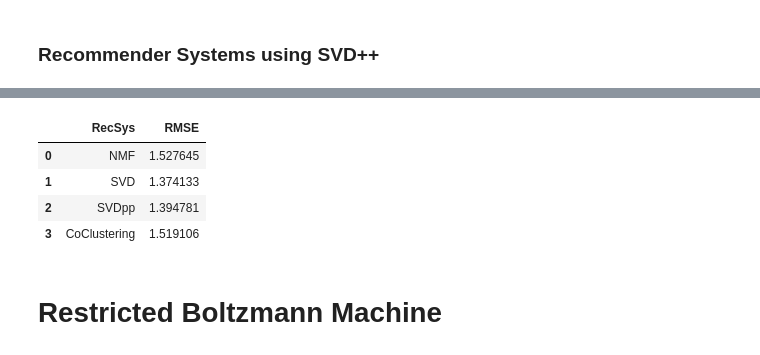
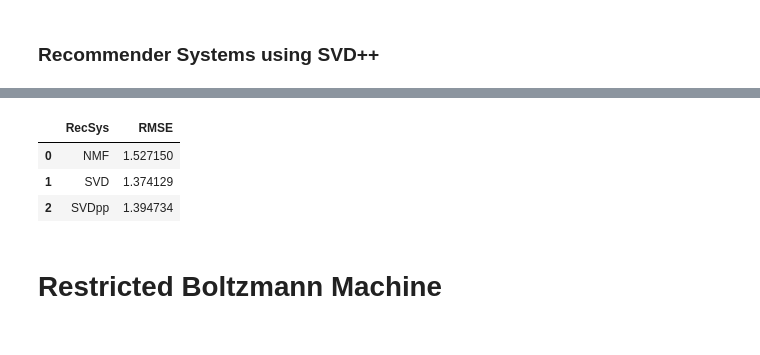
Before and after one commit to hieplk97/Recommendation-For-Games, a Jupyter notebook: jupyter_lab/Data Explorer.ipynb, the cells around one changed output, grey strips where cells are left out. Cells and saved outputs as stored; diff of their text form; code cells hidden in the pictures.

```diff
--- a/jupyter_lab/Data Explorer.ipynb
+++ b/jupyter_lab/Data Explorer.ipynb
@@ -939,17 +941,16 @@ get_predict(algo)
 # %%
 cv = []
 # Iterate over all recommender system algorithms
-for recsys in [NMF(), SVD(), SVDpp(), CoClustering()]:
+for recsys in [NMF(), SVD(), SVDpp()]:
     # Perform cross validation
     tmp = cross_validate(recsys, data, measures=['RMSE'], cv=5, verbose=False)
     cv.append((str(recsys).split(' ')[0].split('.')[-1], tmp['test_rmse'].mean()))
 pd.DataFrame(cv, columns=['RecSys', 'RMSE'])
 # %% [output]
 |  | RecSys | RMSE |
-| 0 | NMF | 1.527645 |
-| 1 | SVD | 1.374133 |
-| 2 | SVDpp | 1.394781 |
-| 3 | CoClustering | 1.519106 |
+| 0 | NMF | 1.527150 |
+| 1 | SVD | 1.374129 |
+| 2 | SVDpp | 1.394734 |
 # %% [markdown]
 # Restricted Boltzmann Machine
 # %%
```
Also changed, not shown: parts of 28 cells of this notebook, 1 other file.
